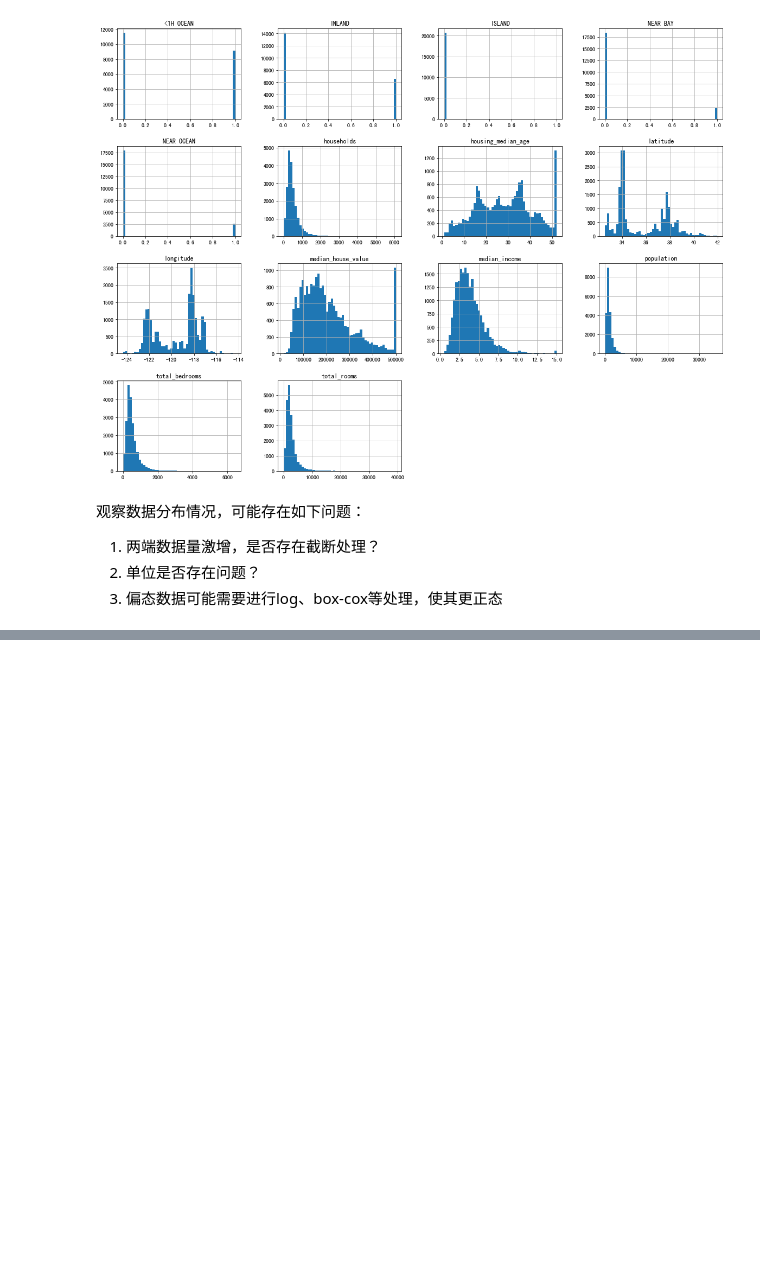
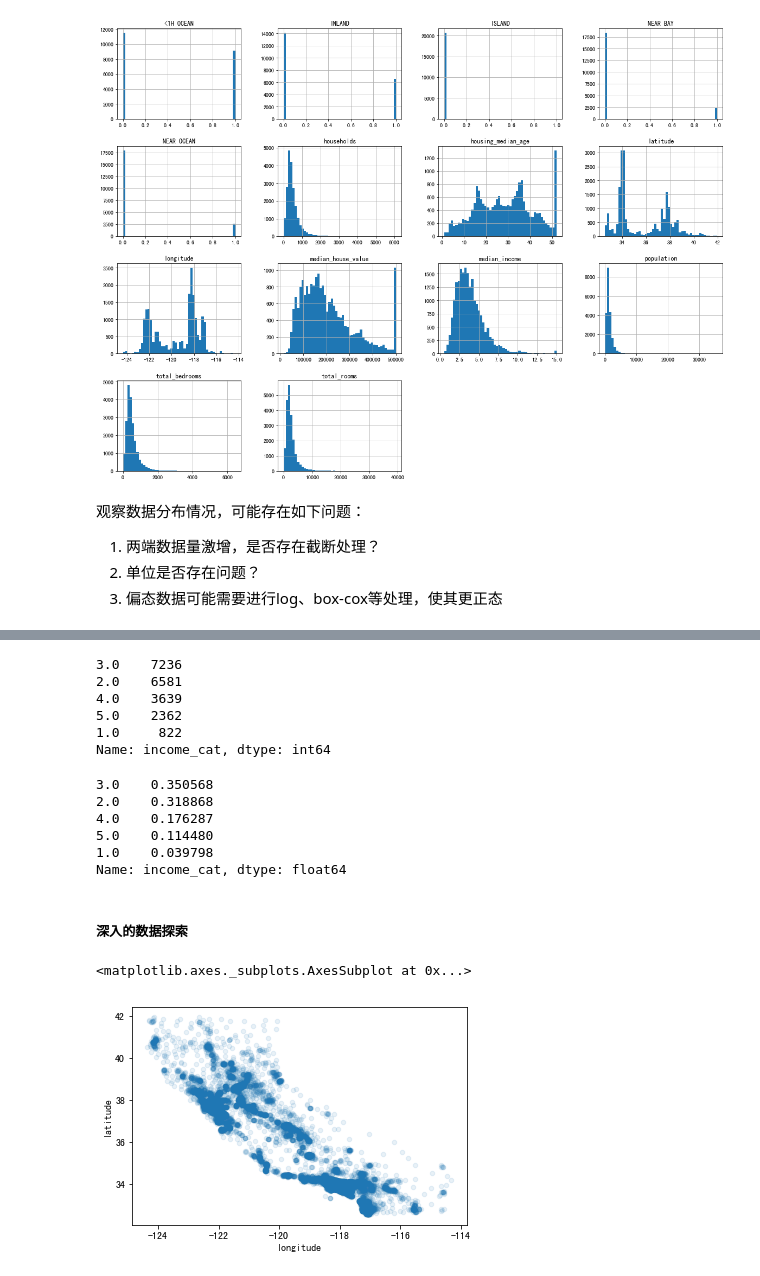
Before and after one commit to guofei1989/ML_widgets, a Jupyter notebook: func_modules/linear_models/LinearRegression/HousePricePredict.ipynb, the cells around one changed output, grey strips where cells are left out. Drawn from its saved outputs; the diff is of its cells as text; code cells hidden in the pictures; blank space fills up the shorter version.

```diff
--- a/func_modules/linear_models/LinearRegression/HousePricePredict.ipynb
+++ b/func_modules/linear_models/LinearRegression/HousePricePredict.ipynb
@@ -161,0 +189,12 @@ array([[<matplotlib.axes._subplots.AxesSubplot object at 0x...>,
+# %%
+# 先将收入中位数除以1.5以压缩取值范围，同时对超过值进行截断
+df['income_cat'] = np.ceil(df['median_income']/1.5)
+df['income_cat'].where(df['income_cat']<5, 5, inplace=True)
+df['income_cat'].value_counts()
+# %% [output]
+3.0    7236
+2.0    6581
+4.0    3639
+5.0    2362
+1.0     822
+Name: income_cat, dtype: int64
@@ -161,0 +208,9 @@ array([[<matplotlib.axes._subplots.AxesSubplot object at 0x...>,
+# %%
+strat_train_set['income_cat'].value_counts()/len(strat_train_set)
+# %% [output]
+3.0    0.350568
+2.0    0.318868
+4.0    0.176287
+5.0    0.114480
+1.0    0.039798
+Name: income_cat, dtype: float64
@@ -161,0 +221,7 @@ array([[<matplotlib.axes._subplots.AxesSubplot object at 0x...>,
+# %% [markdown]
+##### 深入的数据探索
+# %%
+df.plot(kind='scatter', x="longitude", y="latitude", alpha=0.1)
+# %% [output]
+<matplotlib.axes._subplots.AxesSubplot at 0x...>
+[figure, added]
```
Also changed, not shown: parts of 48 cells of this notebook, 7 other files.
